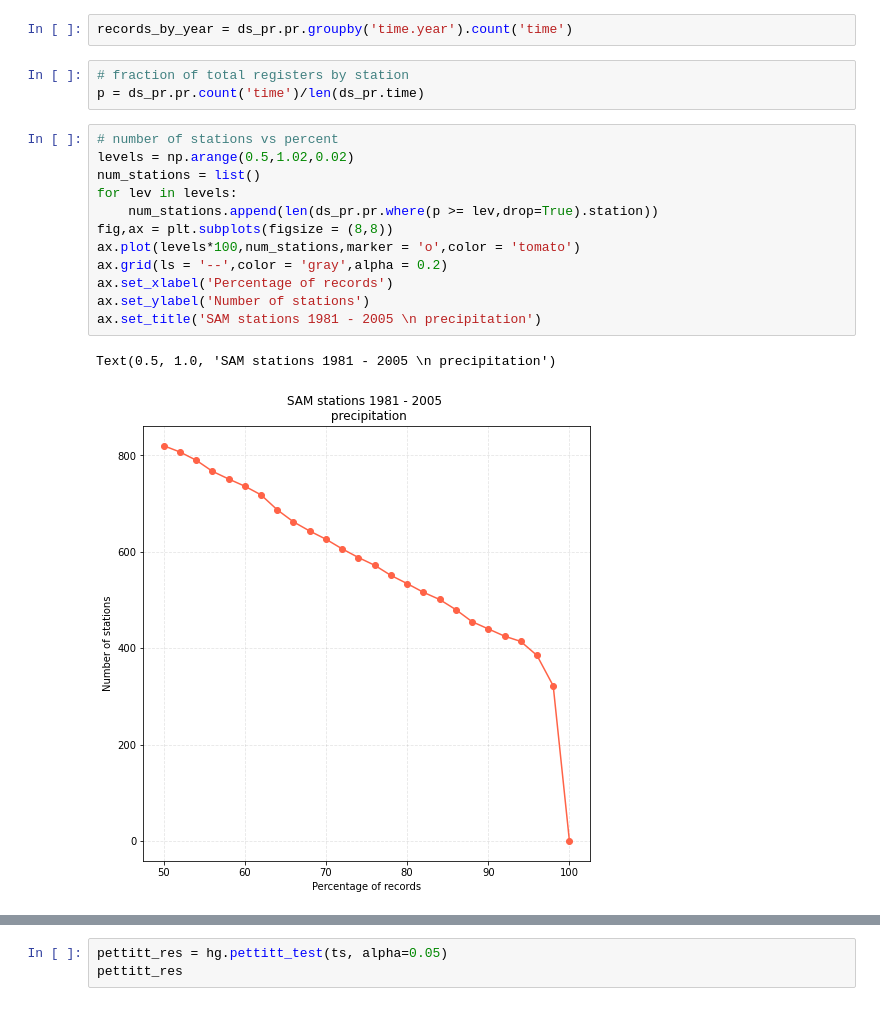
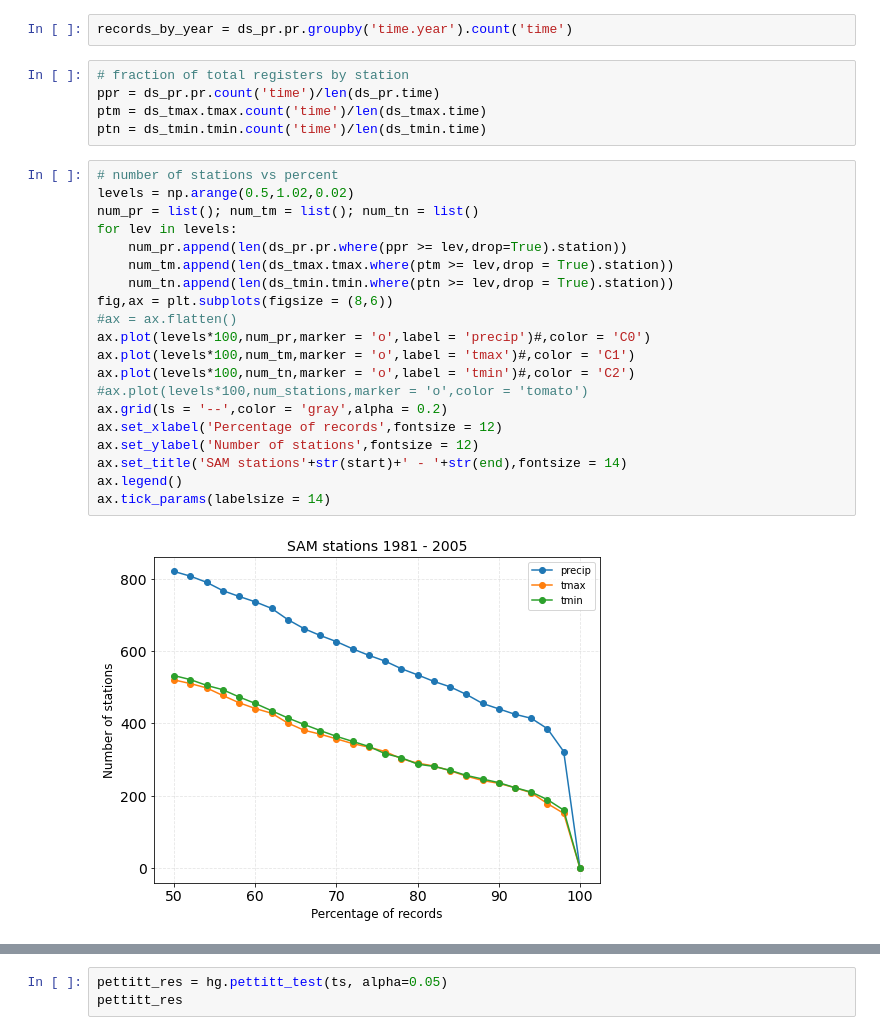
Before and after one commit to climatelifer/xr_pyHomogeneity, a Jupyter notebook: homogenity_test.ipynb, the cells around one changed output, grey strips where cells are left out. Drawn from its saved outputs; the diff is of its cells as text.

```diff
--- a/homogenity_test.ipynb
+++ b/homogenity_test.ipynb
@@ -107,21 +95,30 @@ Attributes:
 records_by_year = ds_pr.pr.groupby('time.year').count('time')
 # %%
 # fraction of total registers by station
-p = ds_pr.pr.count('time')/len(ds_pr.time)
+ppr = ds_pr.pr.count('time')/len(ds_pr.time)
+ptm = ds_tmax.tmax.count('time')/len(ds_tmax.time)
+ptn = ds_tmin.tmin.count('time')/len(ds_tmin.time)
 # %%
 # number of stations vs percent
 levels = np.arange(0.5,1.02,0.02)
-num_stations = list()
+num_pr = list(); num_tm = list(); num_tn = list()
 for lev in levels:
-    num_stations.append(len(ds_pr.pr.where(p >= lev,drop=True).station))
-fig,ax = plt.subplots(figsize = (8,8))
-ax.plot(levels*100,num_stations,marker = 'o',color = 'tomato')
+    num_pr.append(len(ds_pr.pr.where(ppr >= lev,drop=True).station))
+    num_tm.append(len(ds_tmax.tmax.where(ptm >= lev,drop = True).station))
+    num_tn.append(len(ds_tmin.tmin.where(ptn >= lev,drop = True).station))
+fig,ax = plt.subplots(figsize = (8,6))
+#ax = ax.flatten()
+ax.plot(levels*100,num_pr,marker = 'o',label = 'precip')#,color = 'C0')
+ax.plot(levels*100,num_tm,marker = 'o',label = 'tmax')#,color = 'C1')
+ax.plot(levels*100,num_tn,marker = 'o',label = 'tmin')#,color = 'C2')
+#ax.plot(levels*100,num_stations,marker = 'o',color = 'tomato')
 ax.grid(ls = '--',color = 'gray',alpha = 0.2)
-ax.set_xlabel('Percentage of records')
-ax.set_ylabel('Number of stations')
-ax.set_title('SAM stations 1981 - 2005 \n precipitation')
+ax.set_xlabel('Percentage of records',fontsize = 12)
+ax.set_ylabel('Number of stations',fontsize = 12)
+ax.set_title('SAM stations'+str(start)+' - '+str(end),fontsize = 14)
+ax.legend()
+ax.tick_params(labelsize = 14)
 # %% [output]
-Text(0.5, 1.0, 'SAM stations 1981 - 2005 \n precipitation')
-[figure, old version]
+[figure, new version]
 # %%
 # Estaciones con 90% de registros
```
Also changed, not shown: parts of 5 cells of this notebook.
